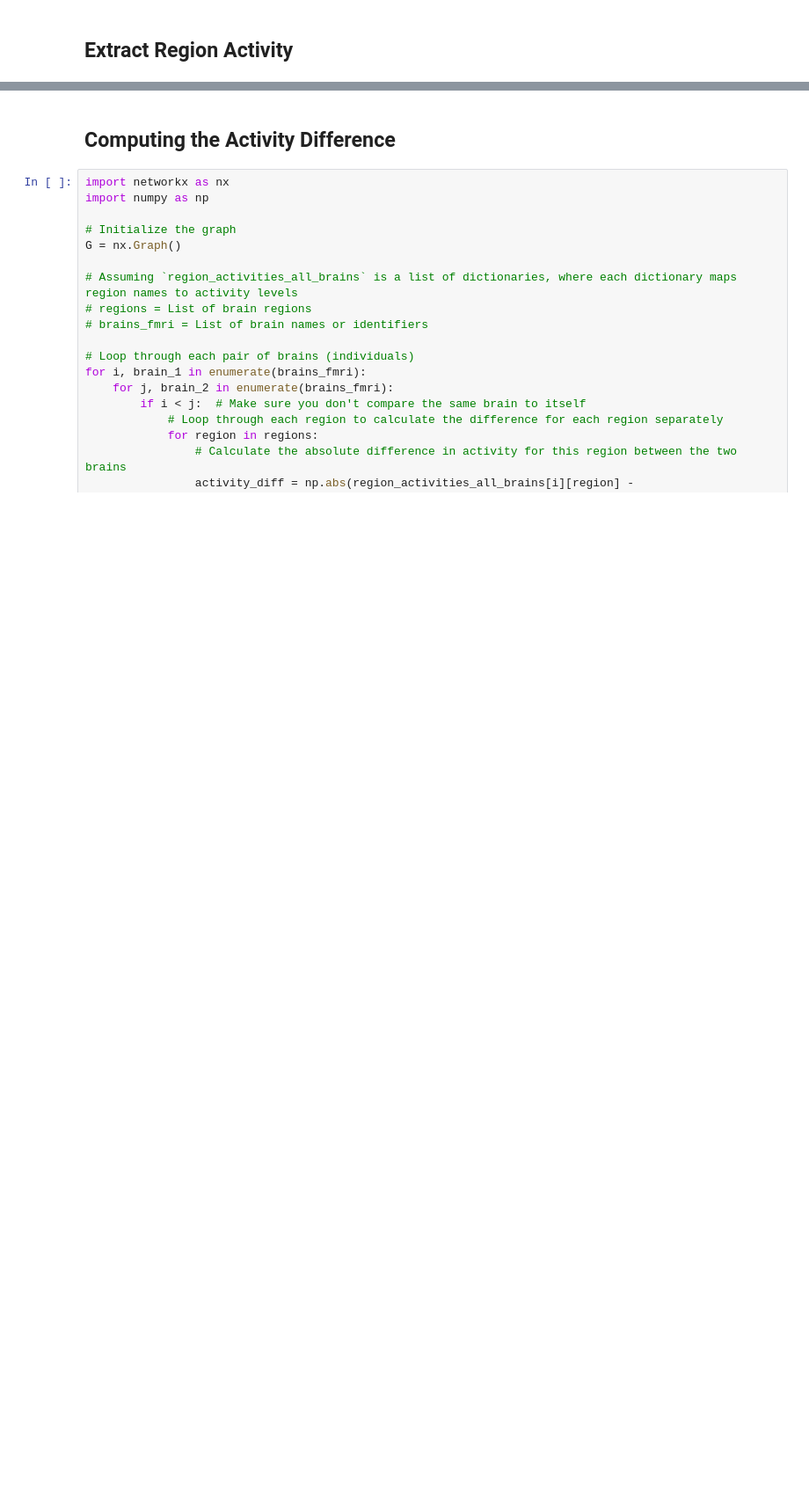
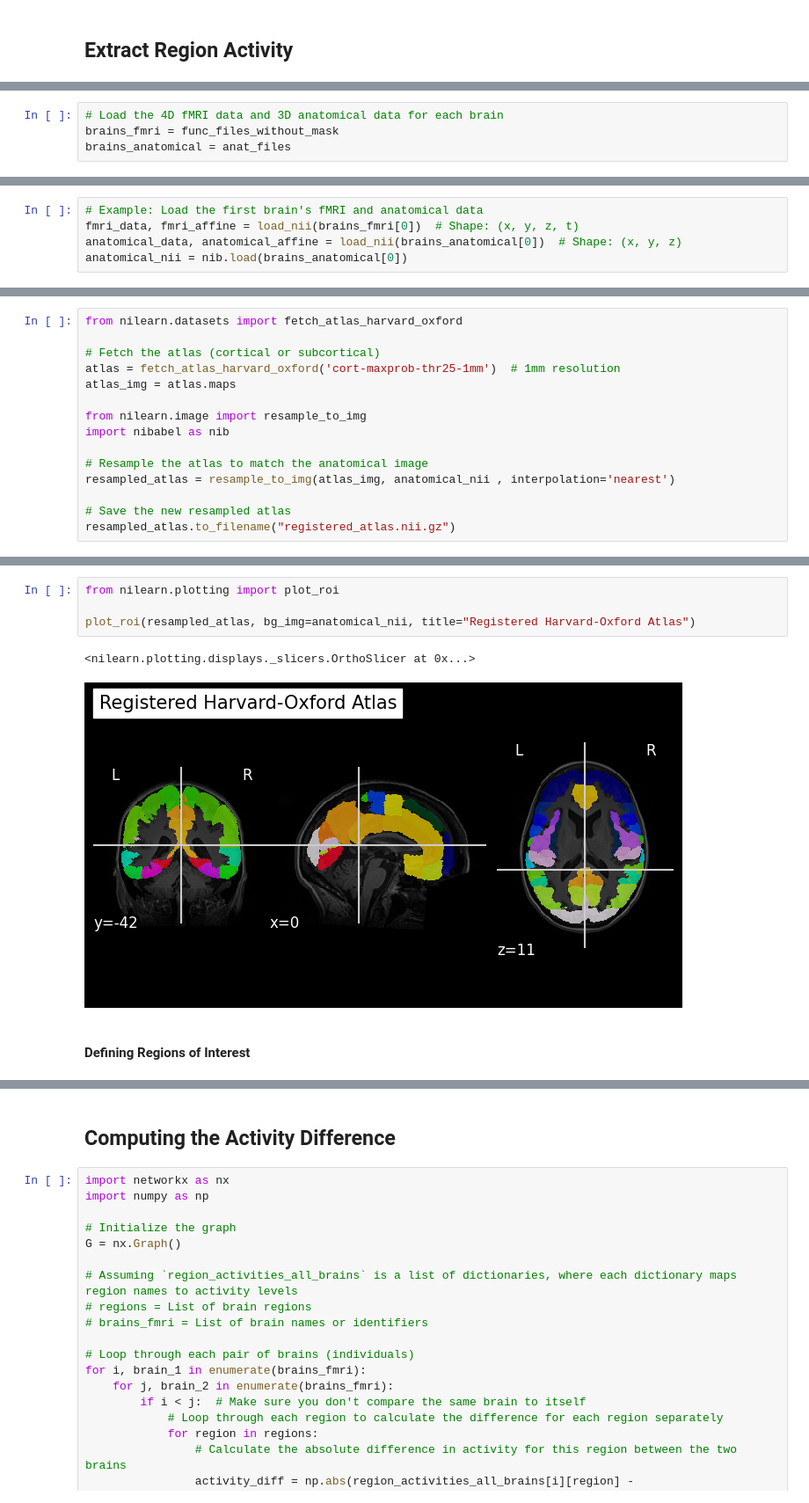
Before and after one commit to efwoods/Parkinsons_Disease_Study, a Jupyter notebook: example_data.ipynb, the cells around one changed output, grey strips where cells are left out. Shown: that part at 88% size. Drawn from its saved outputs; the diff is of its cells as text; blank space fills up the shorter version.

```diff
--- a/example_data.ipynb
+++ b/example_data.ipynb
@@ -349,0 +335,4 @@ for fmri_file in brains_fmri:
+# %%
+# Load the 4D fMRI data and 3D anatomical data for each brain
+brains_fmri = func_files_without_mask
+brains_anatomical = anat_files
@@ -349,0 +345,5 @@ for fmri_file in brains_fmri:
+# %%
+# Example: Load the first brain's fMRI and anatomical data
+fmri_data, fmri_affine = load_nii(brains_fmri[0])  # Shape: (x, y, z, t)
+anatomical_data, anatomical_affine = load_nii(brains_anatomical[0])  # Shape: (x, y, z)
+anatomical_nii = nib.load(brains_anatomical[0])
@@ -349,0 +356,15 @@ for fmri_file in brains_fmri:
+# %%
+from nilearn.datasets import fetch_atlas_harvard_oxford
+
+# Fetch the atlas (cortical or subcortical)
+atlas = fetch_atlas_harvard_oxford('cort-maxprob-thr25-1mm')  # 1mm resolution
+atlas_img = atlas.maps
+
+from nilearn.image import resample_to_img
+import nibabel as nib
+
+# Resample the atlas to match the anatomical image
+resampled_atlas = resample_to_img(atlas_img, anatomical_nii , interpolation='nearest')
+
+# Save the new resampled atlas
+resampled_atlas.to_filename("registered_atlas.nii.gz")
@@ -349,0 +375,9 @@ for fmri_file in brains_fmri:
+# %%
+from nilearn.plotting import plot_roi
+
+plot_roi(resampled_atlas, bg_img=anatomical_nii, title="Registered Harvard-Oxford Atlas")
+# %% [output]
+<nilearn.plotting.displays._slicers.OrthoSlicer at 0x...>
+[figure, added]
+# %% [markdown]
+#### Defining Regions of Interest
```
Also changed, not shown: parts of 38 cells of this notebook, 4 other files.
